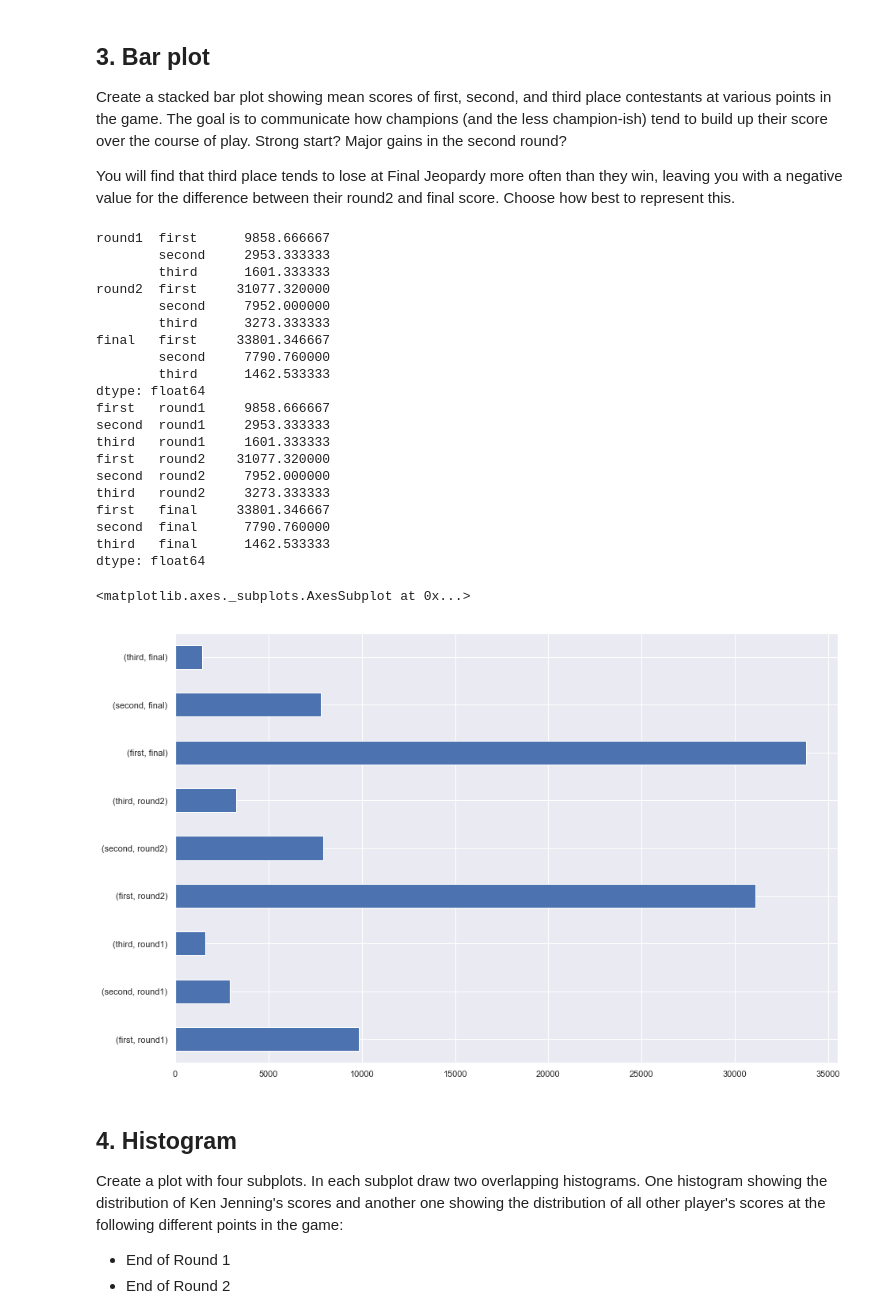
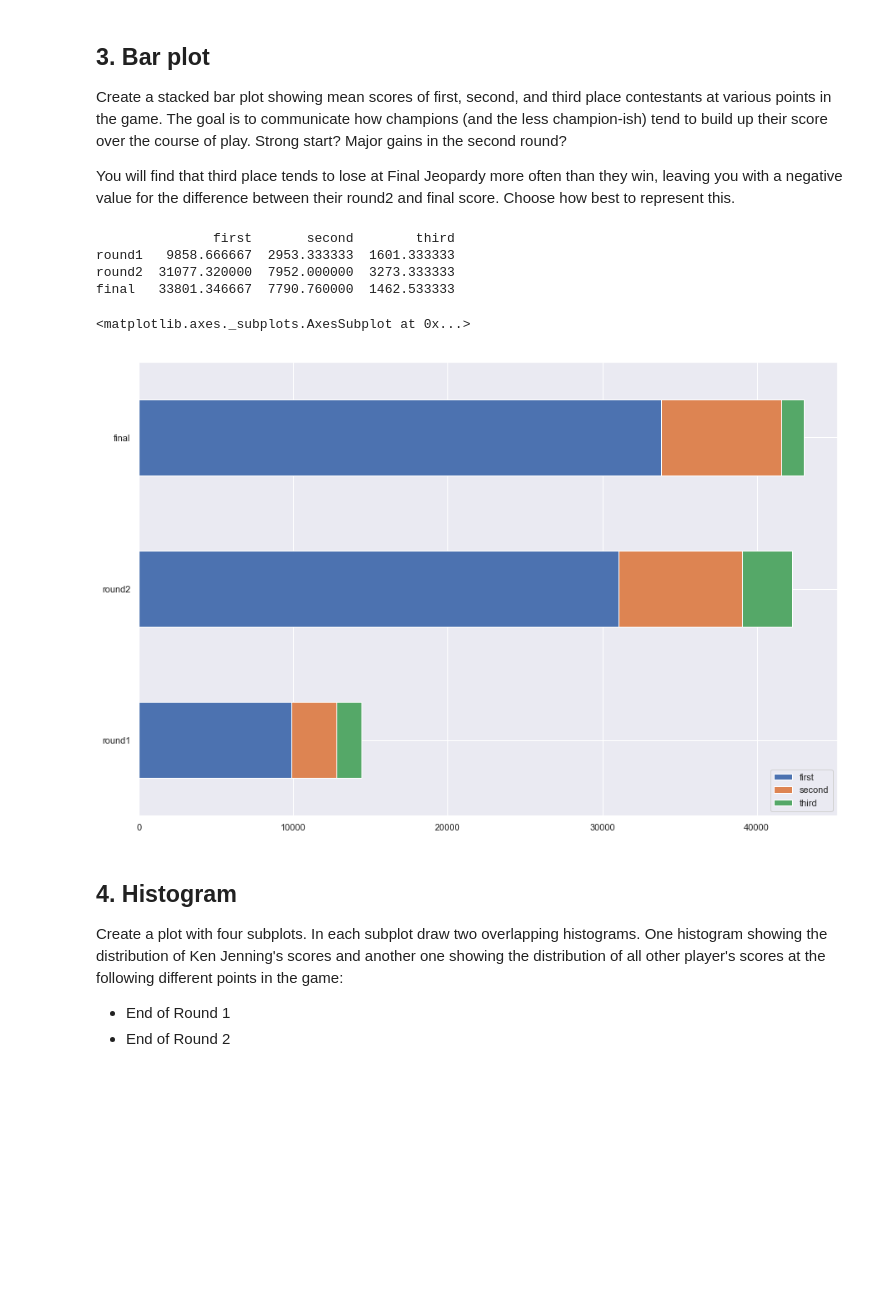
Before and after one commit to jobelenus/python-data-analysis-crash-course, a Jupyter notebook: homework/visualizations.ipynb, the cells around one changed output. Cells and saved outputs as stored; diff of their text form; code cells hidden in the pictures; blank space fills up the shorter version.

Commit message:
missing UNSTACK for bars!

```diff
--- a/homework/visualizations.ipynb
+++ b/homework/visualizations.ipynb
@@ -229,34 +229,17 @@ Create a stacked bar plot showing mean scores of first, second, and third place
 You will find that third place tends to lose at Final Jeopardy more often than they win, leaving you with a negative value for the difference between their round2 and final score. Choose how best to represent this.
 # %%
 
-df = ranked_scores[['round1', 'round2', 'final']].mean()
+df = ranked_scores[['round1', 'round2', 'final']].mean().unstack()
 print(df)
-df = df.swaplevel(0, 1)
-print(df)
+
 df.plot.barh(stacked=True)
 # %% [output]
-round1  first      9858.666667
-        second     2953.333333
-        third      1601.333333
-round2  first     31077.320000
-        second     7952.000000
-        third      3273.333333
-final   first     33801.346667
-        second     7790.760000
-        third      1462.533333
-dtype: float64
-first   round1     9858.666667
-second  round1     2953.333333
-third   round1     1601.333333
-first   round2    31077.320000
-second  round2     7952.000000
-third   round2     3273.333333
-first   final     33801.346667
-second  final      7790.760000
-third   final      1462.533333
-dtype: float64
+               first       second        third
+round1   9858.666667  2953.333333  1601.333333
+round2  31077.320000  7952.000000  3273.333333
+final   33801.346667  7790.760000  1462.533333
 <matplotlib.axes._subplots.AxesSubplot at 0x...>
-[figure, old version]
+[figure, new version]
 # %% [markdown]
 ## 4. Histogram
 Create a plot with four subplots. In each subplot draw two overlapping histograms. One histogram showing the distribution of Ken Jenning's scores and another one showing the distribution of all other player's scores at the following different points in the game:
```
